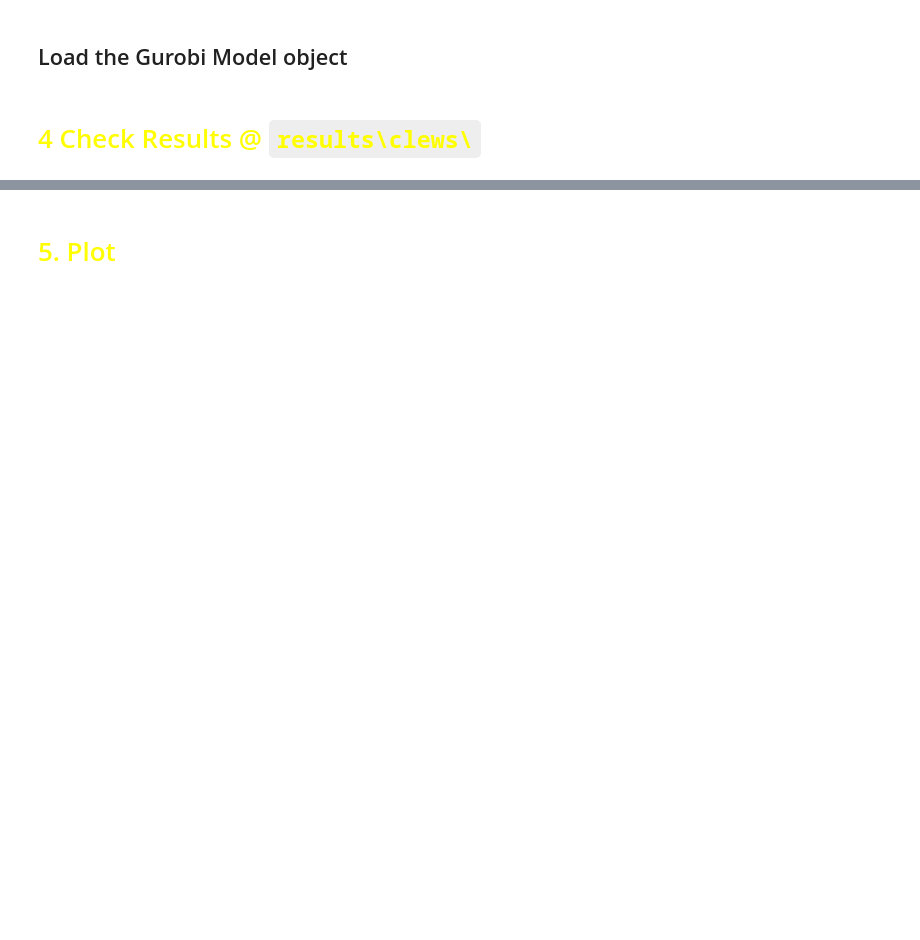
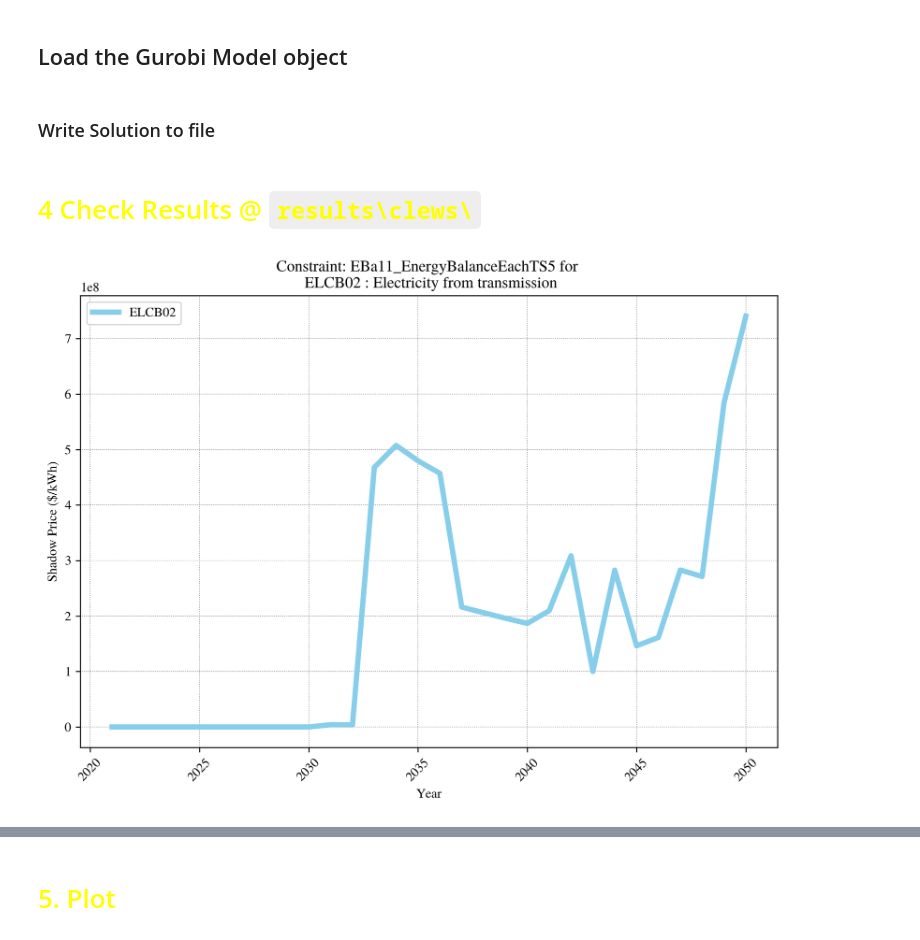
Before and after one commit to seas-yoselyn/BC_Nexus, a Jupyter notebook: BCNexus_dev_model_builder.ipynb, the cells around one changed output, grey strips where cells are left out. Cells and saved outputs as stored; diff of their text form; code cells hidden in the pictures; blank space fills up the shorter version.

```diff
--- a/BCNexus_dev_model_builder.ipynb
+++ b/BCNexus_dev_model_builder.ipynb
@@ -120,3 +259,4 @@ clewsBuild.update_storage_case_temporal_schema()
-# %%
-clewsRun = RunModel(**clews_runner_args)
-clewsRun.process_scenario_data()
+# %%
+clewsRun.process_scenario_data()
+
+clewsRun.timeslices=len(pd.read_csv(clewsRun.input_csvs/'TIMESLICE.csv')) # We need this for directories
@@ -130,3 +311,3 @@ clewsRun.write_LP_file(model_path,
 # %%
-clewsRun.solve_model_gurobi(clewsRun.LP_file,
+solved_m=clewsRun.solve_model_gurobi(clewsRun.LP_file,
                             "log.txt")
@@ -145,5 +357,9 @@ clewsRun.solve_model_gurobi(clewsRun.LP_file,
 # m.getAttr('Obj')        # Get objective coefficients
 # %%
 # m.getConstrs()          # List of all constraint objects
+# %% [markdown]
+### Write Solution to file
+# %%
+clewsRun.solution_path = clewsRun.scenario_results_root/f'{clewsRun.timeslices}ts'/f'{clewsRun.timeslices}ts_solution_gurobi.sol'
 # %% [markdown]
 # <span style="color: yellow;"> 4 Check Results @ `results\clews\` </span>
@@ -150,2 +369,8 @@ clewsRun.solve_model_gurobi(clewsRun.LP_file,
+# %%
+shadow_price_ELCB02=clewsRun.get_shadow_price_ELCB02(solved_m,
+                plot_save_to=clewsRun.scenario_results_root/f'{clewsRun.timeslices}ts'/f'shadowprice_ELC02_{clewsRun.timeslices}ts.png',
+                show=False)
+# %% [output]
+[figure, added]
 # %%
 clewsRun.get_result_csvs(debug_mode=True)
```
Also changed, not shown: parts of 26 cells of this notebook, 1 other file.
